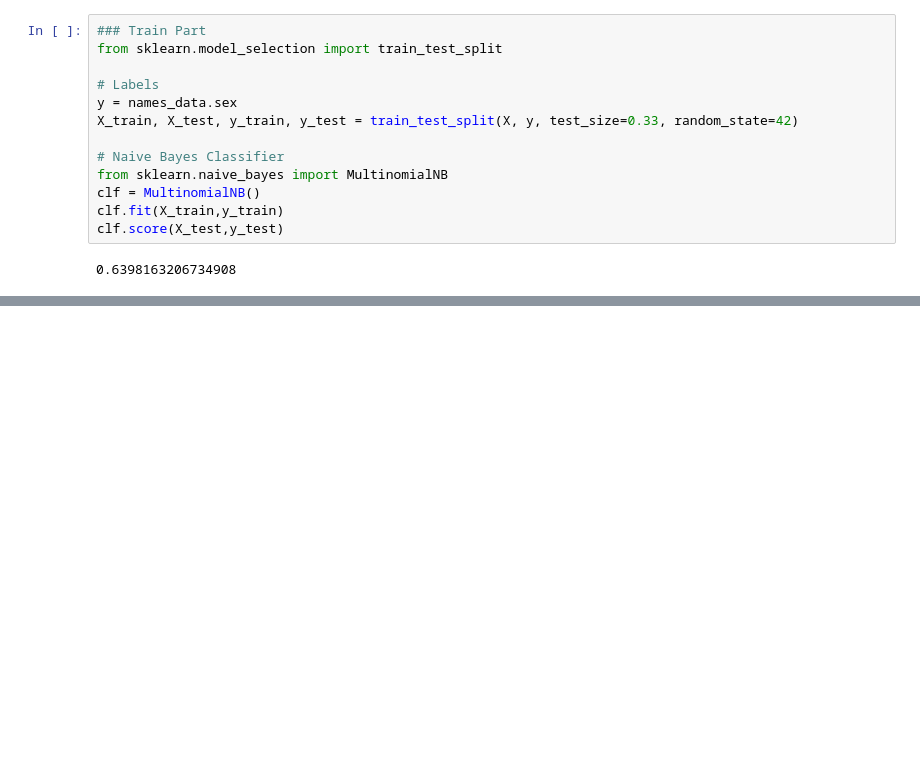
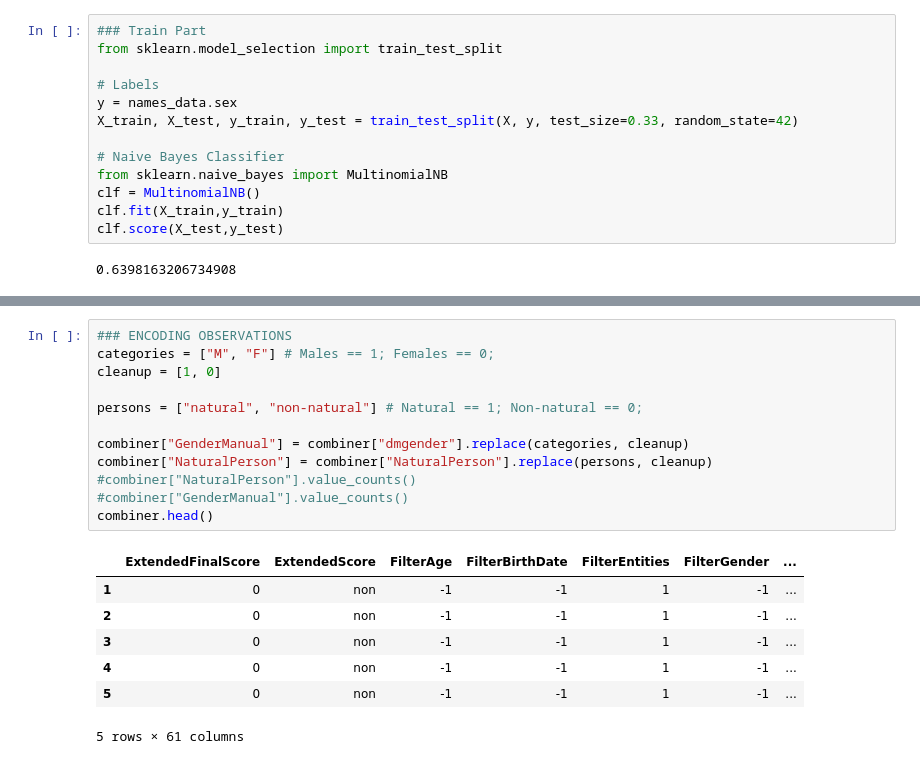
Before and after one commit to l-vicen/TUM-Eline-DataOperations, a Jupyter notebook: code.ipynb, the cells around one changed output, grey strips where cells are left out. Drawn from its saved outputs; the diff is of its cells as text; blank space fills up the shorter version.

```diff
--- a/code.ipynb
+++ b/code.ipynb
@@ -523,0 +638,20 @@ namelist
+# %%
+### ENCODING OBSERVATIONS
+categories = ["M", "F"] # Males == 1; Females == 0;
+cleanup = [1, 0]
+
+persons = ["natural", "non-natural"] # Natural == 1; Non-natural == 0;
+
+combiner["GenderManual"] = combiner["dmgender"].replace(categories, cleanup)
+combiner["NaturalPerson"] = combiner["NaturalPerson"].replace(persons, cleanup)
+#combiner["NaturalPerson"].value_counts()
+#combiner["GenderManual"].value_counts()
+combiner.head()
+# %% [output]
+|  | ExtendedFinalScore | ExtendedScore | FilterAge | FilterBirthDate | FilterEntities | FilterGender | ... |
+| 1 | 0 | non | -1 | -1 | 1 | -1 | ... |
+| 2 | 0 | non | -1 | -1 | 1 | -1 | ... |
+| 3 | 0 | non | -1 | -1 | 1 | -1 | ... |
+| 4 | 0 | non | -1 | -1 | 1 | -1 | ... |
+| 5 | 0 | non | -1 | -1 | 1 | -1 | ... |
+5 rows × 61 columns
```
Also changed, not shown: parts of 18 cells of this notebook, 3 other files.
